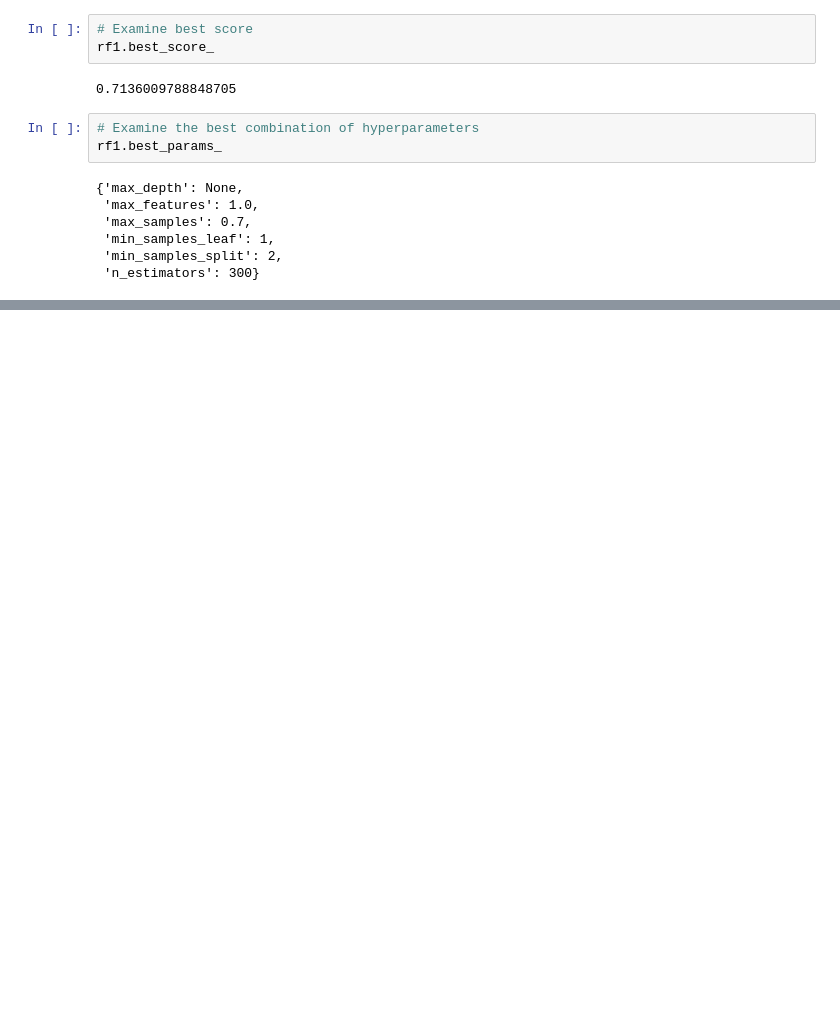
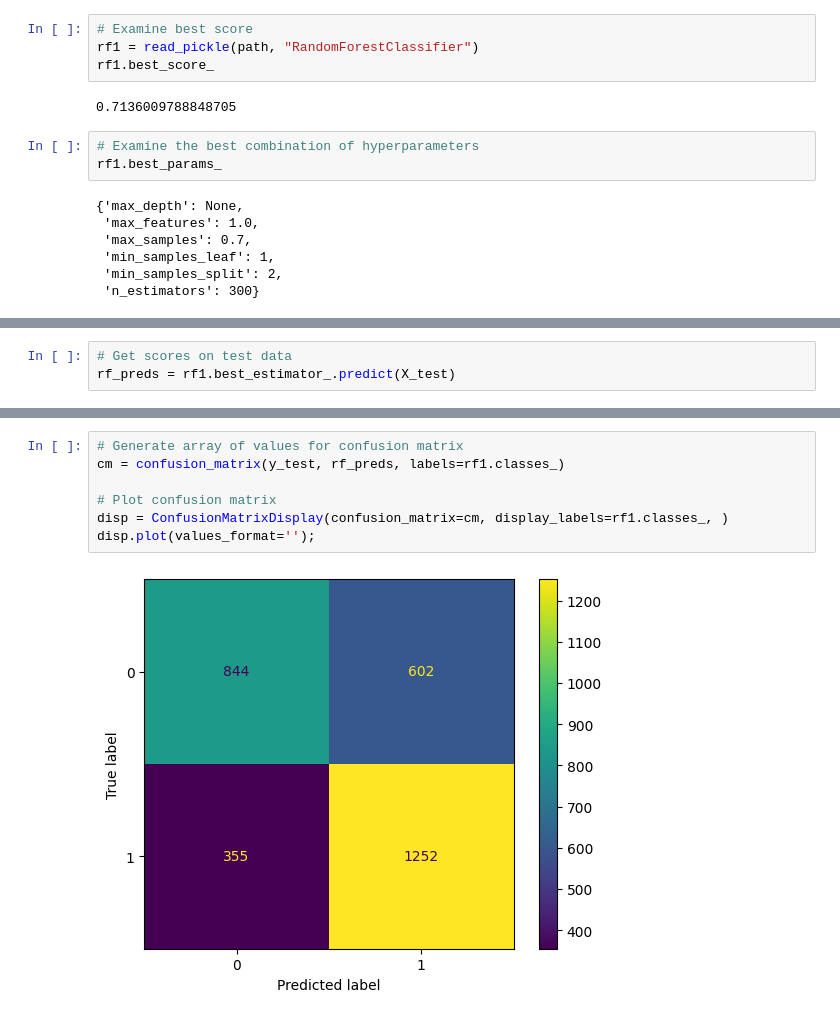
Before and after one commit to fadhlifadh/Automatidata, a Jupyter notebook: Automatica_RandomForest.ipynb, the cells around one changed output, grey strips where cells are left out. Drawn from its saved outputs; the diff is of its cells as text; blank space fills up the shorter version.

Commit message:
Update RandomForest ipynb

```diff
--- a/Automatica_RandomForest.ipynb
+++ b/Automatica_RandomForest.ipynb
@@ -457,5 +465,6 @@ write_pickle(path, rf1, "RandomForestClassifier")
 # %%
 # Examine best score
+rf1 = read_pickle(path, "RandomForestClassifier")
 rf1.best_score_
 # %% [output]
 0.7136009788848705
@@ -485,0 +530,3 @@ print("Model saved successfully.")
+# %%
+# Get scores on test data
+rf_preds = rf1.best_estimator_.predict(X_test)
@@ -485,0 +669,9 @@ print("Model saved successfully.")
+# %%
+# Generate array of values for confusion matrix
+cm = confusion_matrix(y_test, rf_preds, labels=rf1.classes_)
+
+# Plot confusion matrix
+disp = ConfusionMatrixDisplay(confusion_matrix=cm, display_labels=rf1.classes_, )
+disp.plot(values_format='');
+# %% [output]
+[figure, added]
```
Also changed, not shown: parts of 15 cells of this notebook.
